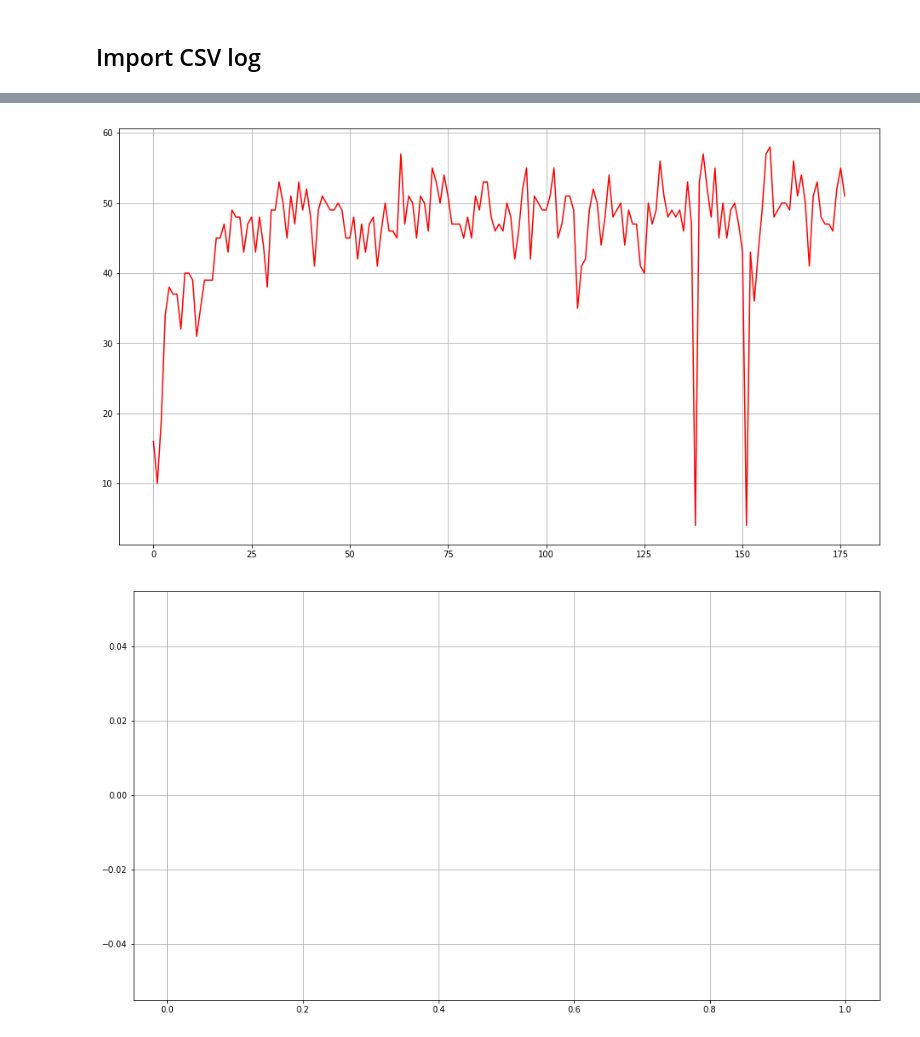
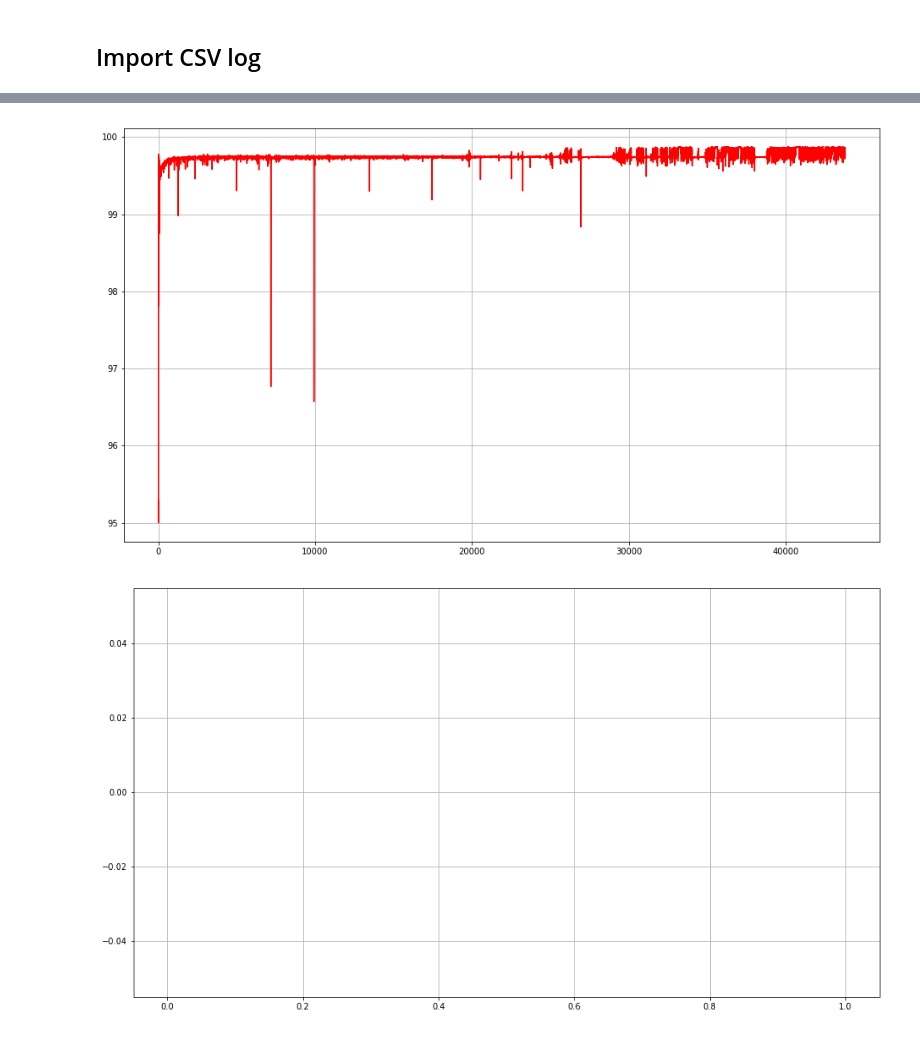
Before and after one commit to Telexine/colorizeSketch, a Jupyter notebook: MylogReader.ipynb, the cells around one changed output, grey strips where cells are left out. Drawn from its saved outputs; the diff is of its cells as text; code cells hidden in the pictures.

Commit message:
Update algorithm,reader, Add combine script for data prep

```diff
--- a/MylogReader.ipynb
+++ b/MylogReader.ipynb
@@ -23,2 +34,2 @@ def readfile(f):
 # %%
-data = readfile("logs.txt")
+data = readfile("ver3.txt")
@@ -35,8 +44,16 @@ for i in range(len(data)):
         t = data[i][data[i].find('time: ')+5:   data[i].find(', [d_loss:') - len(data[i])].replace(" ","")
         if len(t)<3: continue
         time.append(t)
-        gloss.append(float(data[i][data[i].find('g_loss: ')+7:len(data[i])-2].replace(" ","")))
-        dloss.append(float(data[i][data[i].find('d_loss: ')+7:   data[i].find('g_loss:') - len(data[i])-2].replace(" ","") ))
+        glossA = (float(data[i][data[i].find('g_loss: ')+7:len(data[i])-2].replace(" ","")))
+
+        dlossA =  float(data[i][data[i].find('d_loss: ')+7:   data[i].find('g_loss:') - len(data[i])-2].replace(" ","") )
+
+        if(dlossA<5):
+             dloss.append(100-dlossA)
+        else: dloss.append(95)
+
+        if (glossA<5): gloss.append(100-glossA)
+        else: gloss.append(95)
         epouch.append(int(data[i][1:data[i].find(']')]))
     except:
         continue
@@ -67,0 +78,8 @@ df = pd.DataFrame(loss)
+# %%
+plt.rcParams["figure.figsize"] = [16,9]
+plt.plot(df,'r', alpha=0.3)
+plt.plot(df2,'g', alpha=0.3)
+plt.grid()
+plt
+
+plt.show()
@@ -68,11 +89,12 @@ df = pd.DataFrame(loss)
 # %%
+df = pd.DataFrame(dloss)
 plt.rcParams["figure.figsize"] = [16,9]
 plt.plot(df,'r')
 plt.grid()
-
+plt
 plt.show()
 # %% [output]
-[figure, old version]
+[figure, new version]
 # %%
 plt.hist(df)
 plt.grid()
```
Also changed, not shown: parts of 12 cells of this notebook, 3 other files.
